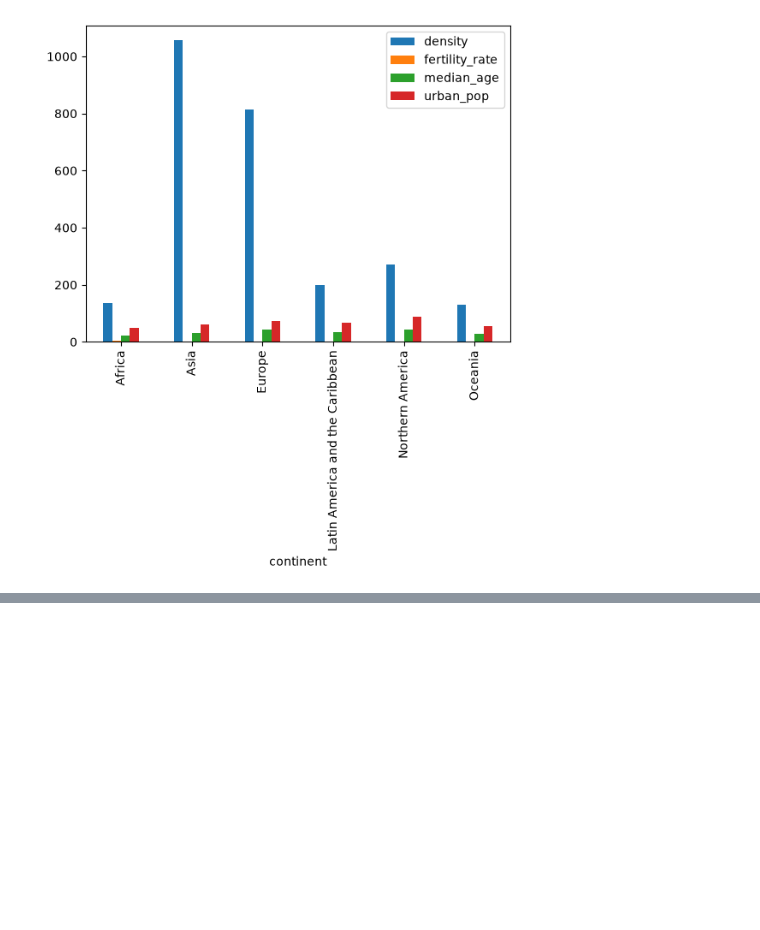
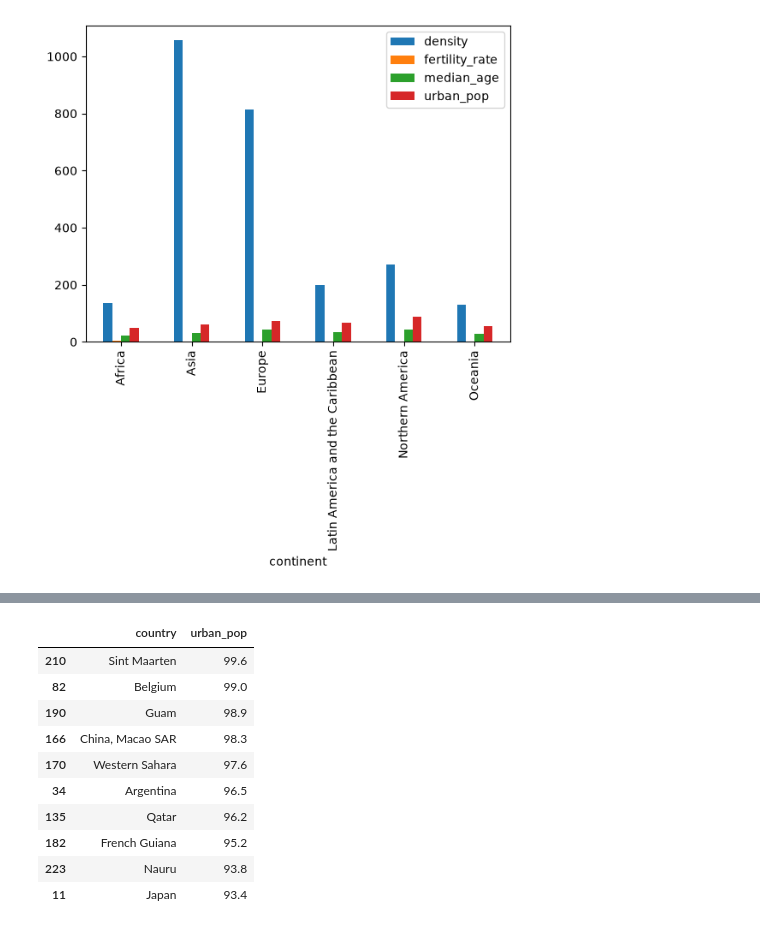
Before and after one commit to KristijanJakimov/population_analysis_project, a Jupyter notebook: analysis.ipynb, the cells around one changed output, grey strips where cells are left out. Saved outputs shown, nothing was run; the diff lists cells and outputs as text; code cells hidden in the pictures; blank space fills up the shorter version.

```diff
--- a/analysis.ipynb
+++ b/analysis.ipynb
@@ -142,0 +176,14 @@ Matplotlib is building the font cache; this may take a moment.
+# %%
+data.sort_values("urban_pop", ascending=False)[["country", "urban_pop"]].head(10)
+# %% [output]
+|  | country | urban_pop |
+| 210 | Sint Maarten | 99.6 |
+| 82 | Belgium | 99.0 |
+| 190 | Guam | 98.9 |
+| 166 | China, Macao SAR | 98.3 |
+| 170 | Western Sahara | 97.6 |
+| 34 | Argentina | 96.5 |
+| 135 | Qatar | 96.2 |
+| 182 | French Guiana | 95.2 |
+| 223 | Nauru | 93.8 |
+| 11 | Japan | 93.4 |
```
Also changed, not shown: parts of 6 cells of this notebook.
